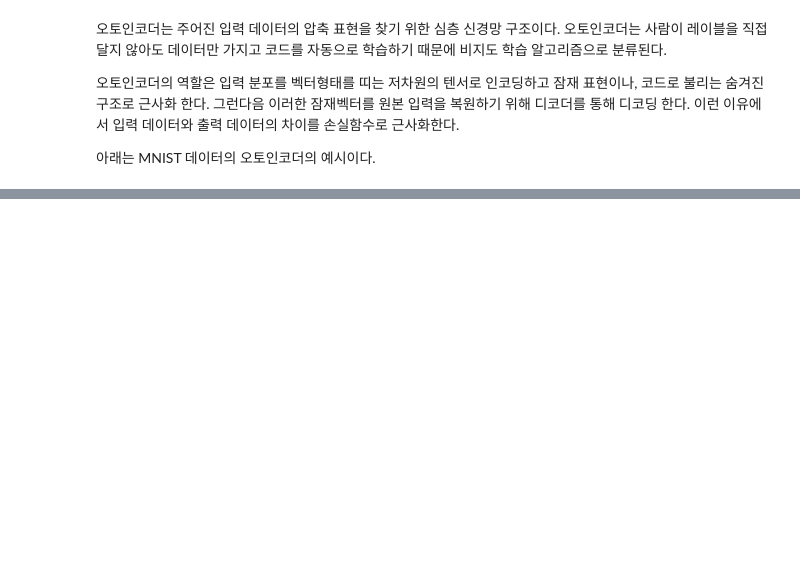
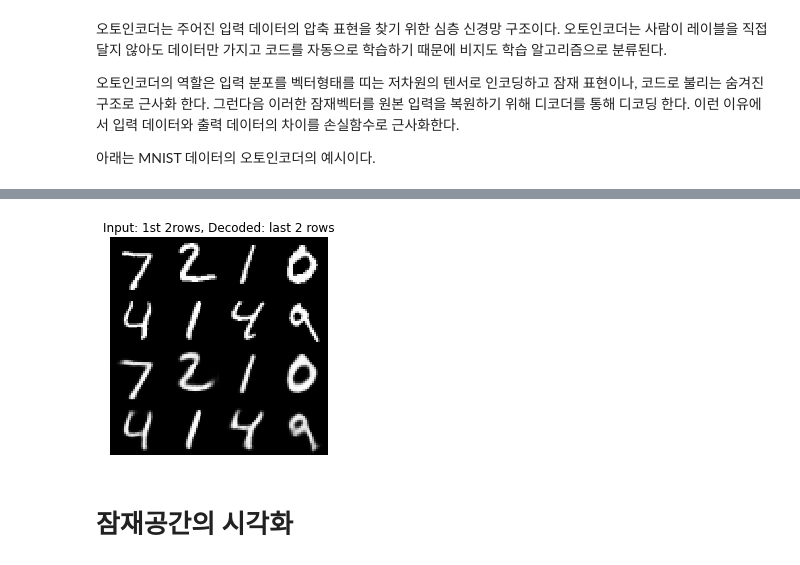
Before and after one commit to hansong0219/Advanced-Deep-learning-Notebooks, a Jupyter notebook: AutoEncoder.ipynb, the cells around one changed output, grey strips where cells are left out. Cells and saved outputs as stored; diff of their text form; code cells hidden in the pictures; blank space fills up the shorter version.

```diff
--- a/AutoEncoder.ipynb
+++ b/AutoEncoder.ipynb
@@ -16,0 +172,3 @@ from keras.layers
+# %%
+#오토 인코더의 훈련
+autoencoder.fit(x_train, x_train, validation_data = (x_test, x_test), epochs=1, batch_size = batch_size)
@@ -16,0 +178,17 @@ from keras.layers
+# %%
+#테스트 데이터에서 오토 인코더 출력 예측
+x_decoded = autoencoder.predict(x_test)
+
+imgs = np.concatenate([x_test[:8], x_decoded[:8]])
+imgs = imgs.reshape((4, 4, image_size, image_size))
+imgs = np.vstack([np.hstack(i) for i in imgs])
+
+plt.figure()
+plt.axis('off')
+plt.title('Input: 1st 2rows, Decoded: last 2 rows')
+plt.imshow(imgs, interpolation='none', cmap='gray')
+plt.show()
+# %% [output]
+[figure, added]
+# %% [markdown]
+# 잠재공간의 시각화
```
Also changed, not shown: parts of 20 cells of this notebook.
